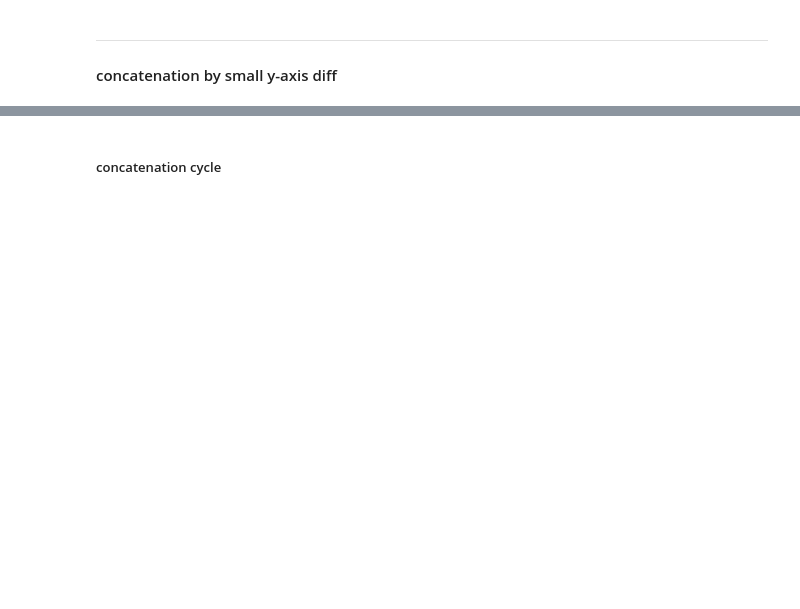
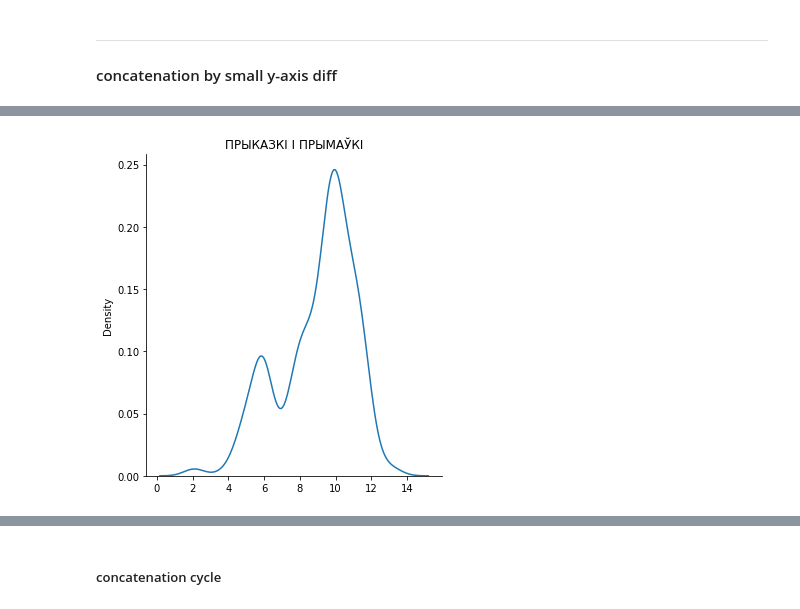
Before and after one commit to aulasau/by-quotes, a Jupyter notebook: pdf_quotes_scraping.ipynb, the cells around one changed output, grey strips where cells are left out. Drawn from its saved outputs; the diff is of its cells as text; code cells hidden in the pictures; blank space fills up the shorter version.

```diff
--- a/pdf_quotes_scraping.ipynb
+++ b/pdf_quotes_scraping.ipynb
@@ -1171,5 +1172,5 @@ pages_df.tail(3)
 # %%
-pages_df = pages_df.drop(275)
+pages_df = pages_df.drop(276)
 # %% [markdown]
 ---
 #### categories extraction
@@ -1254,6 +1275,6 @@ best_titles.unique()
 # %%
 def last_fixes(title):
-    if title == 'ПРЫКАЗКІІІ ПРЫМАЎКІ':
+    if title in ['ПРЫКАЗКІІІ ПРЫМАЎКІ', 'ПРЫКАЗКІ І ПРЫМАУКІ']:
         return 'ПРЫКАЗКІ І ПРЫМАЎКІ'
     elif title == 'ПРАЕЛЕНЫ':
         return 'ПРАКЛЁНЫ'
@@ -1310,4 +1363,9 @@ plt.rcParams['figure.figsize'] = [15, 8]
 # %%
 sns.displot([v for v in values if v < 15],
-            kind='hist',
+            kind='kde',
+
            )
+plt.title('ПРЫКАЗКІ І ПРЫМАЎКІ')
+plt.show()
+# %% [output]
+[figure, added]
```
Also changed, not shown: parts of 75 cells of this notebook.
